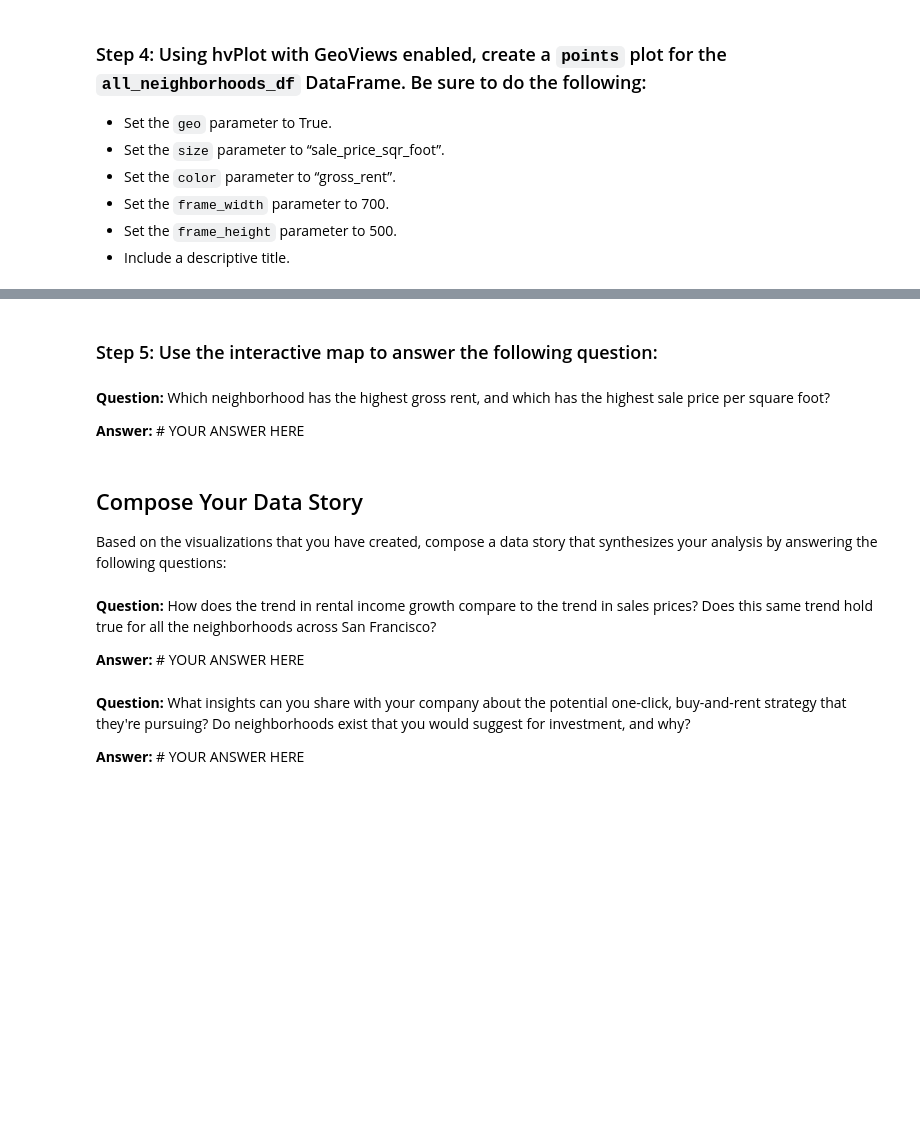
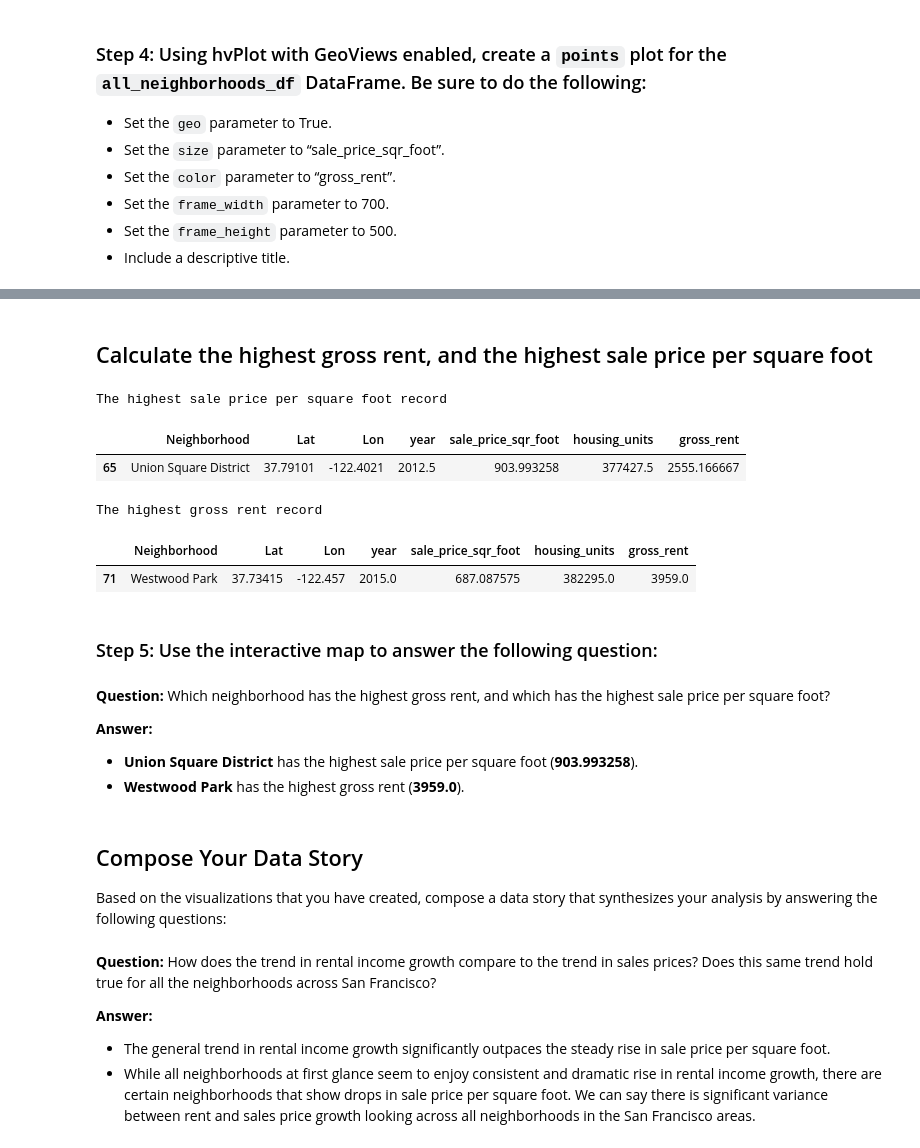
Before and after one commit to dinesh-m/proptech_real_estate, a Jupyter notebook: san_francisco_housing.ipynb, the cells around one changed output, grey strips where cells are left out. Saved outputs shown, nothing was run; the diff lists cells and outputs as text; code cells hidden in the pictures; blank space fills up the shorter version.

```diff
--- a/san_francisco_housing.ipynb
+++ b/san_francisco_housing.ipynb
@@ -523,9 +605,33 @@ display(all_neighborhoods_df.tail())
+# %% [markdown]
+## Calculate the highest gross rent, and the highest sale price per square foot
+# %%
+# Calculate the highest gross rent, and the highest sale price per square foot
+highest_sales_price = all_neighborhoods_df['sale_price_sqr_foot'].max()
+highest_sales_price_neighborhood = all_neighborhoods_df.loc[all_neighborhoods_df['sale_price_sqr_foot'] == highest_sales_price]
+
+print('The highest sale price per square foot record')
+display(highest_sales_price_neighborhood)
+
+highest_gross_rent = all_neighborhoods_df['gross_rent'].max()
+highest_gross_rent_neighborhood = all_neighborhoods_df.loc[all_neighborhoods_df['gross_rent'] == highest_gross_rent]
+
+print('The highest gross rent record')
+display(highest_gross_rent_neighborhood)
+# %% [output]
+The highest sale price per square foot record
+|  | Neighborhood | Lat | Lon | year | sale_price_sqr_foot | housing_units | gross_rent |
+| 65 | Union Square District | 37.79101 | -122.4021 | 2012.5 | 903.993258 | 377427.5 | 2555.166667 |
+The highest gross rent record
+|  | Neighborhood | Lat | Lon | year | sale_price_sqr_foot | housing_units | gross_rent |
+| 71 | Westwood Park | 37.73415 | -122.457 | 2015.0 | 687.087575 | 382295.0 | 3959.0 |
 # %% [markdown]
 ### Step 5: Use the interactive map to answer the following question:
 # %% [markdown]
 **Question:** Which neighborhood has the highest gross rent, and which has the highest sale price per square foot?
 
-**Answer:** # YOUR ANSWER HERE
+**Answer:**
+- **Union Square District** has the highest sale price per square foot (**903.993258**).
+- **Westwood Park** has the highest gross rent (**3959.0**).
 # %% [markdown]
 ## Compose Your Data Story
 
@@ -533,8 +639,6 @@ Based on the visualizations that you have created, compose a data story that syn
 # %% [markdown]
 **Question:**  How does the trend in rental income growth compare to the trend in sales prices? Does this same trend hold true for all the neighborhoods across San Francisco?
 
-**Answer:** # YOUR ANSWER HERE
+**Answer:**
+- The general trend in rental income growth significantly outpaces the steady rise in sale price per square foot.
+- While all neighborhoods at first glance seem to enjoy consistent and dramatic rise in rental income growth, there are certain neighborhoods that show drops in sale price per square foot. We can say there is significant variance between rent and sales price growth looking across all neighborhoods in the San Francisco areas.
-# %% [markdown]
-**Question:** What insights can you share with your company about the potential one-click, buy-and-rent strategy that they're pursuing? Do neighborhoods exist that you would suggest for investment, and why?
-
-**Answer:** # YOUR ANSWER HERE
```
Also changed, not shown: parts of 12 cells of this notebook.
